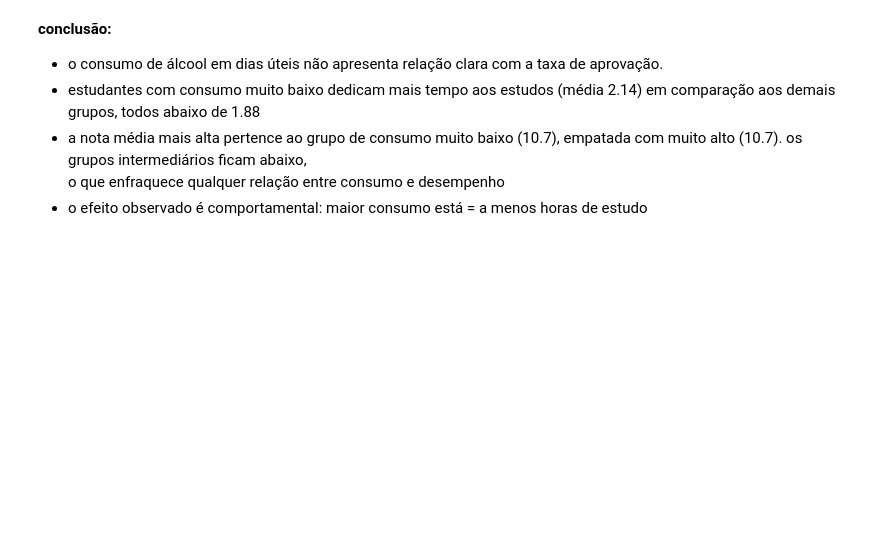
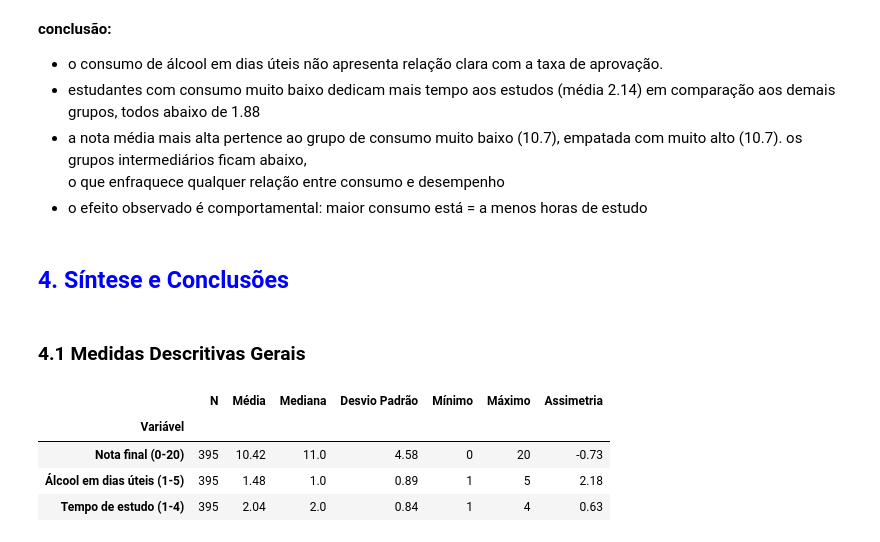
Before and after one commit to heitorctmba/01_estatistica-student_alcohol, a Jupyter notebook: student_alcohol.ipynb, the cells around one changed output. Drawn from its saved outputs; the diff is of its cells as text; code cells hidden in the pictures; blank space fills up the shorter version.

Commit message:
adiciona conclusões

```diff
--- a/student_alcohol.ipynb
+++ b/student_alcohol.ipynb
@@ -372,3 +397,42 @@ Tabela 3.1 — Nota Final e Tempo de Estudo por Nível de Álcool em Dias Úteis
 - estudantes com consumo muito baixo dedicam mais tempo aos estudos (média 2.14) em comparação aos demais grupos, todos abaixo de 1.88
 - a nota média mais alta pertence ao grupo de consumo muito baixo (10.7), empatada com muito alto (10.7). os grupos intermediários ficam abaixo,<br>o que  enfraquece qualquer relação entre consumo e desempenho
 - o efeito observado é comportamental: maior consumo está = a menos horas de estudo
+# %% [markdown]
+## <font color=blue>4. Síntese e Conclusões
+# %% [markdown]
+### 4.1 Medidas Descritivas Gerais
+# %%
+alcool_num = {"muito baixo": 1, "baixo": 2, "medio": 3, "alto": 4, "muito alto": 5}
+df["alcool_dia_util_num"] = df["alcool dia util"].map(alcool_num)
+
+tempo_num = {"menos de 2h": 1, "2 a 5h": 2, "5 a 10h": 3, "mais de 10h": 4}
+df["tempo_estudo_num"] = df["tempo estudo"].map(tempo_num)
+
+colunas = {
+    "nota final": "Nota final (0-20)",
+    "alcool_dia_util_num": "Álcool em dias úteis (1-5)",
+    "tempo_estudo_num": "Tempo de estudo (1-4)",
+}
+
+registros = []
+for col, label in colunas.items():
+    s = df[col].dropna()
+    registros.append({
+        "Variável": label,
+        "N": len(s),
+        "Média": round(s.mean(), 2),
+        "Mediana": round(s.median(), 2),
+        "Desvio Padrão": round(s.std(), 2),
+        "Mínimo": s.min(),
+        "Máximo": s.max(),
+        "Assimetria": round(skew(s), 2),
+    })
+
+tabela_41 = pd.DataFrame(registros).set_index("Variável")
+tabela_41
+# %% [output]
+|  | N | Média | Mediana | Desvio Padrão | Mínimo | Máximo | Assimetria |
+| Variável |  |  |  |  |  |  |  |
+| Nota final (0-20) | 395 | 10.42 | 11.0 | 4.58 | 0 | 20 | -0.73 |
+| Álcool em dias úteis (1-5) | 395 | 1.48 | 1.0 | 0.89 | 1 | 5 | 2.18 |
+| Tempo de estudo (1-4) | 395 | 2.04 | 2.0 | 0.84 | 1 | 4 | 0.63 |
```
Also changed, not shown: parts of 11 cells of this notebook.
